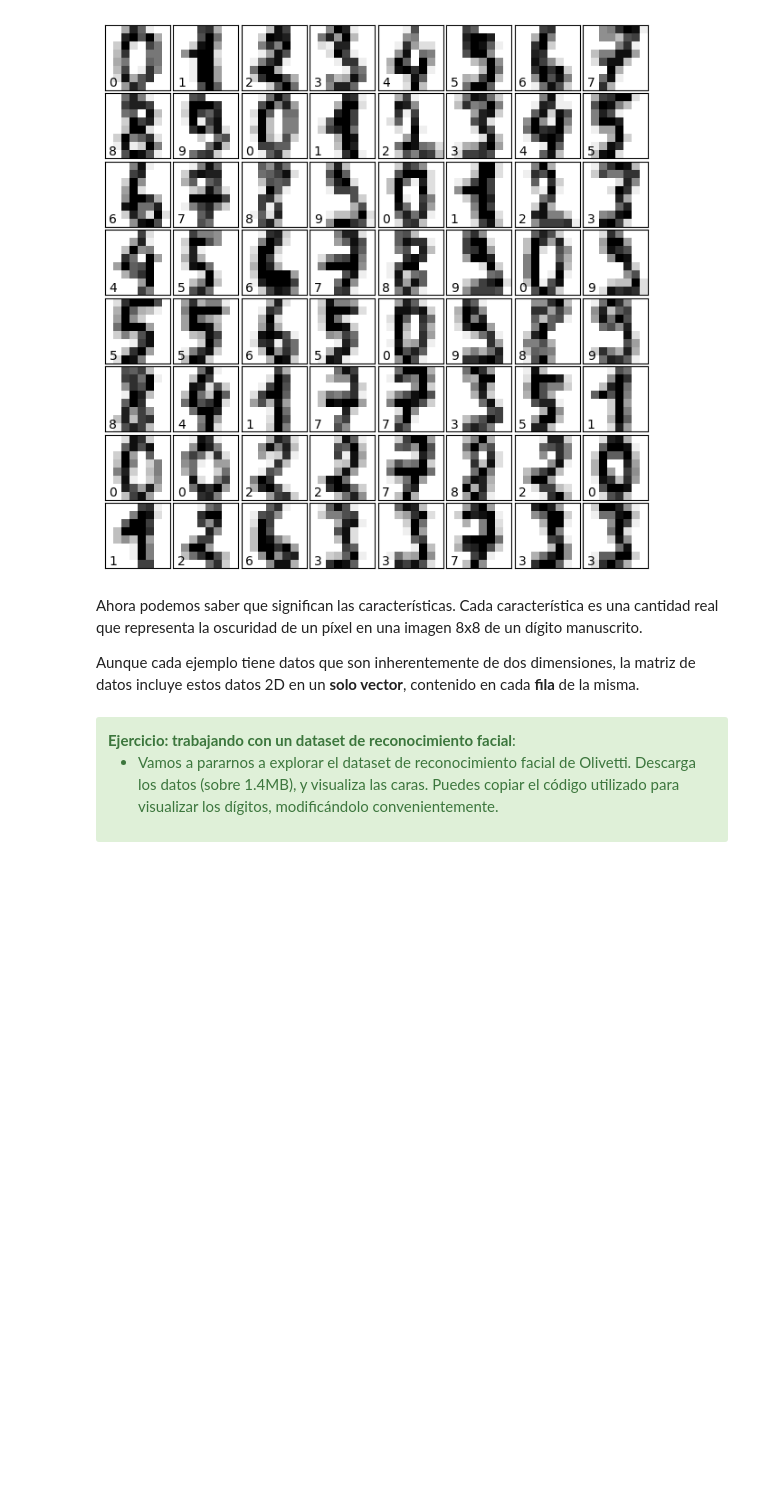
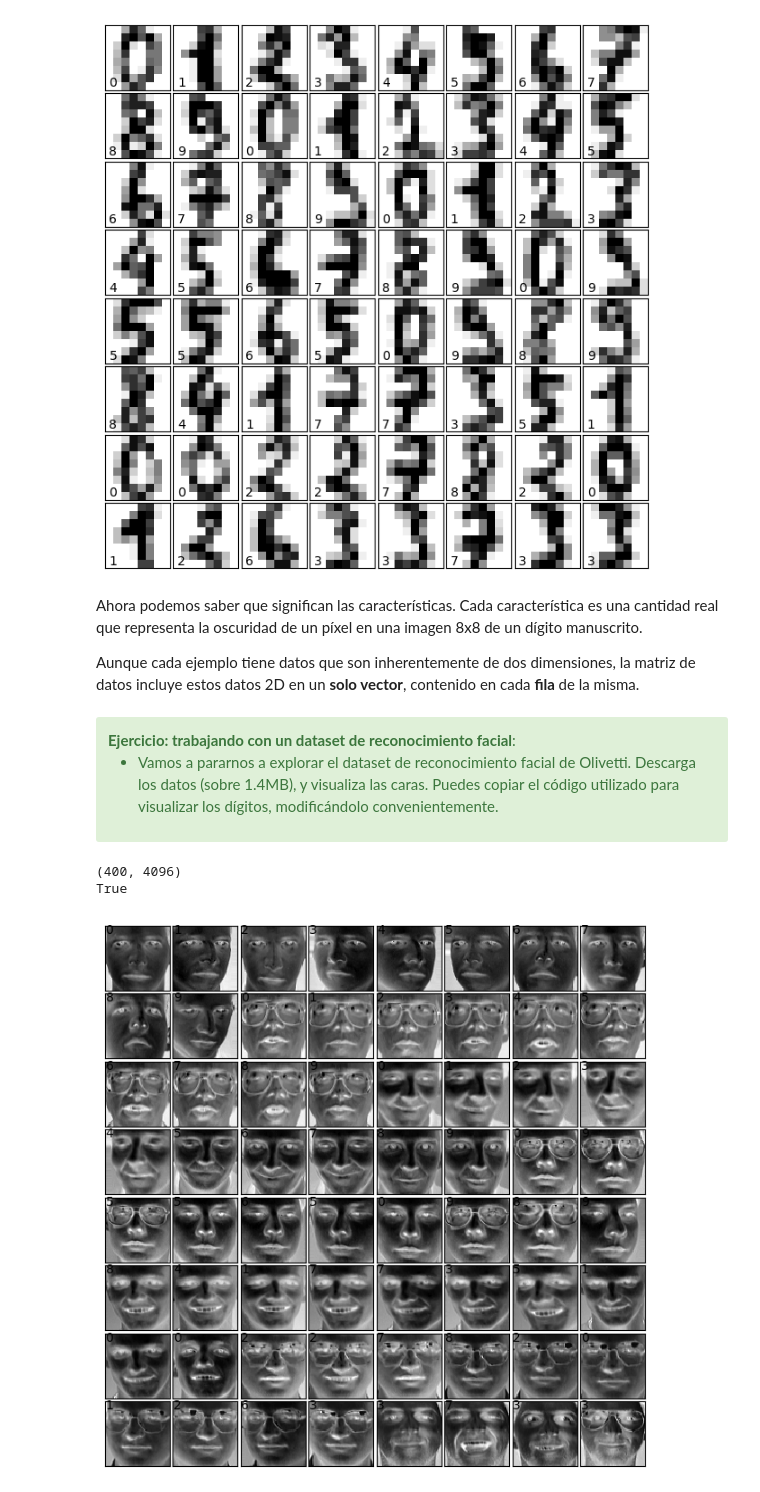
Before and after one commit to juditsoria/machine_learning, a Jupyter notebook: M2U2_02_Machine_Learning/M2U2_02_Probemos varios datasets.ipynb, the cells around one changed output. Drawn from its saved outputs; the diff is of its cells as text; code cells hidden in the pictures; blank space fills up the shorter version.

```diff
--- a/M2U2_02_Machine_Learning/M2U2_02_Probemos varios datasets.ipynb
+++ b/M2U2_02_Machine_Learning/M2U2_02_Probemos varios datasets.ipynb
@@ -294,0 +315,26 @@ from sklearn.datasets import fetch_olivetti_faces
+# %%
+# Descarga el dataset faces
+faces = fetch_olivetti_faces()
+faces.keys()
+n_samples, n_features = faces.data.shape
+print((n_samples, n_features))
+print(np.all(digits.images.reshape((1797, 64)) == digits.data))
+
+# Configurar la figura
+fig = plt.figure(figsize=(6, 6))  # tamaño en pulgadas
+
+# Podemos ver que son lo mismo
+fig.subplots_adjust(left=0, right=1, bottom=0, top=1, hspace=0.05, wspace=0.05)
+
+# mostrar algunos dígitos: cada imagen es de 8x8
+for i in range(64):
+    ax = fig.add_subplot(8, 8, i + 1, xticks=[], yticks=[])
+    #  cmap=plt.cm.binary muestra las imágenes en colores binarios, blanco(1) y negro(0), e invierte estos valores por lo que las imagenes aparecen en negativo
+    ax.imshow(faces.images[i], cmap=plt.cm.binary, interpolation='nearest')
+
+    # Etiquetar la imagen con el valor objetivo
+    ax.text(0, 7, str(digits.target[i]))
+# %% [output]
+(400, 4096)
+True
+[figure, added]
```
Also changed, not shown: parts of 6 cells of this notebook, 1 other file.
